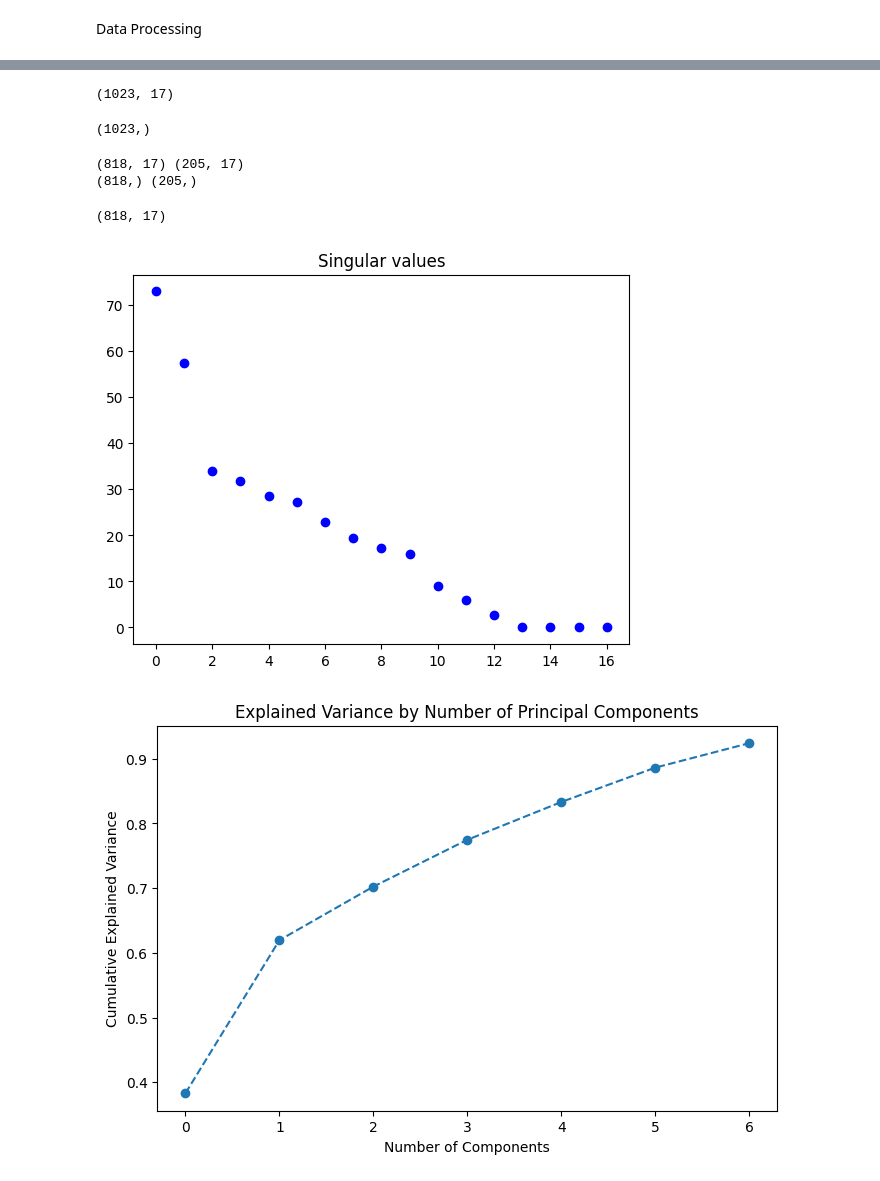
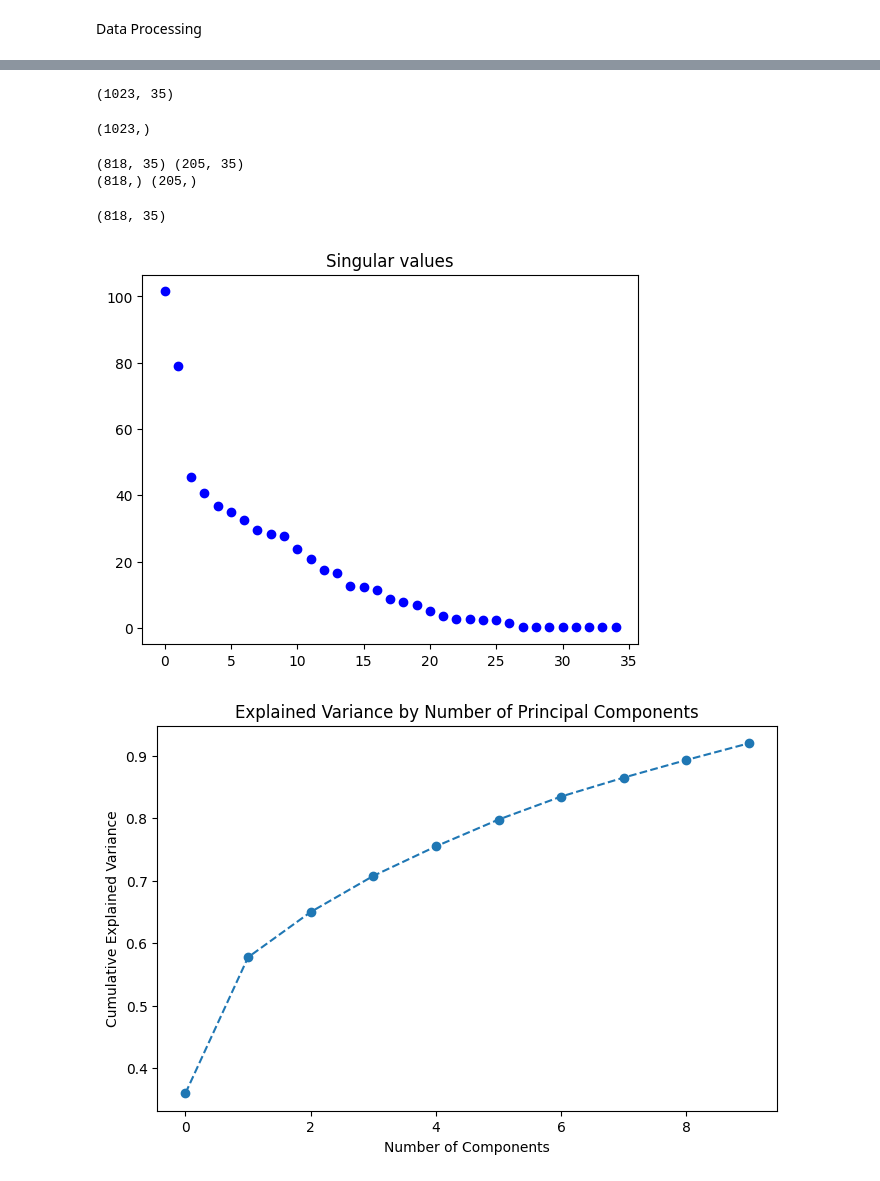
Before and after one commit to ChinmayVar/FinalProject156, a Jupyter notebook: final_proj.ipynb, the cells around one changed output, grey strips where cells are left out. Drawn from its saved outputs; the diff is of its cells as text; code cells hidden in the pictures.

```diff
--- a/final_proj.ipynb
+++ b/final_proj.ipynb
@@ -39,0 +20,6 @@ df.head()
+# %%
+df = pd.read_csv('nba2.csv')
+df = df.dropna() # drop NAs
+df = df.iloc[:, 6:]
+
+df.head()
@@ -42,7 +36,7 @@ df.head()
 X = df.iloc[:, 1:]
 X.shape
 # %% [output]
-(1023, 17)
+(1023, 35)
 # %%
 # win percent in a season
 y = df.iloc[:, 0]
@@ -54,7 +48,7 @@ X_train, X_new, y_train, y_new = train_test_split(X, y, test_size=0.2, random_st
 print(X_train.shape, X_new.shape)
 print(y_train.shape, y_new.shape)
 # %% [output]
-(818, 17) (205, 17)
+(818, 35) (205, 35)
 (818,) (205,)
 # %%
 # Normalize the features
@@ -66,7 +60,7 @@ mu = np.mean(X_train,axis = 0, keepdims = True)
 X_train_tilde = X_train - mu
 X_train_tilde.shape
 # %% [output]
-(818, 17)
+(818, 35)
 # %%
 U,S,VT = np.linalg.svd(X_train_tilde, full_matrices=False)
 # %%
@@ -74,20 +68,20 @@ plt.plot(S,'bo')
 plt.title('Singular values')
 plt.show()
 # %% [output]
-[figure, old version]
+[figure, new version]
 # %%
 # PCA
-pca = PCA(n_components=7)  # Using the 6 highest singular values
+pca = PCA(n_components=10)  # Using the 15 highest singular values
 X_train_tilde_pca = pca.fit_transform(X_train_tilde)
 
 plt.figure(figsize=(8, 5))
 plt.plot(np.cumsum(pca.explained_variance_ratio_), marker='o', linestyle='--')
 plt.xlabel('Number of Components')
 plt.ylabel('Cumulative Explained Variance')
 plt.title('Explained Variance by Number of Principal Components')
 plt.show()
 # %% [output]
-[figure, old version]
+[figure, new version]
 # %%
 # Transform the new data using the same steps
 X_new = scaler.transform(X_new)  # Normalize
```
Also changed, not shown: parts of 3 cells of this notebook.
